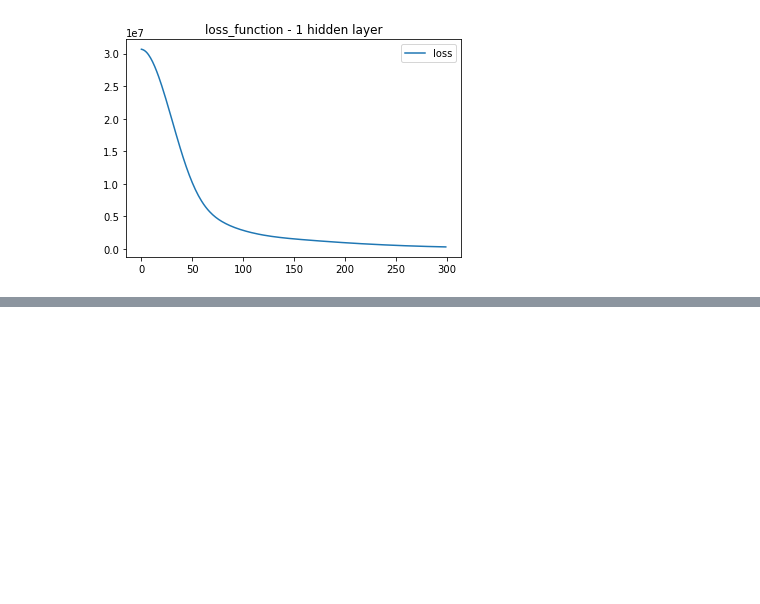
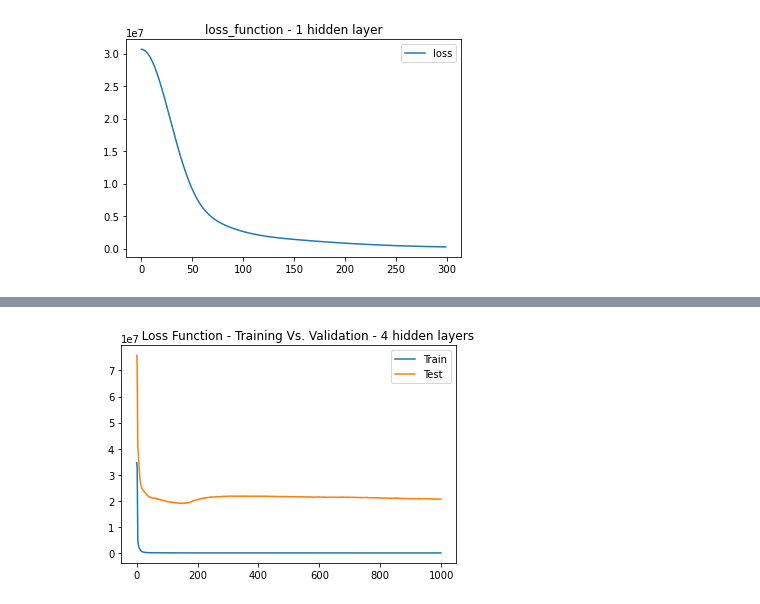
Before and after one commit to HendersonRichardK/Project2, a Jupyter notebook: 2_deep_learning.ipynb, the cells around one changed output, grey strips where cells are left out. Saved outputs shown, nothing was run; the diff lists cells and outputs as text; code cells hidden in the pictures; blank space fills up the shorter version.

Commit message:
Updated deep learning and combining data

```diff
--- a/2_deep_learning.ipynb
+++ b/2_deep_learning.ipynb
@@ -187,2 +197,11 @@ plt.show()
+# %%
+# Train vs test for deep net
+plt.plot(model_2.history["loss"])
+plt.plot(model_2.history["val_loss"])
+plt.title("          Loss Function - Training Vs. Validation - 4 hidden layers")
+plt.legend(["Train", "Test"])
+plt.show()
+# %% [output]
+[figure, added]
 # %%
 # Train vs test for deep net
```
Also changed, not shown: parts of 30 cells of this notebook, 2 other files.
